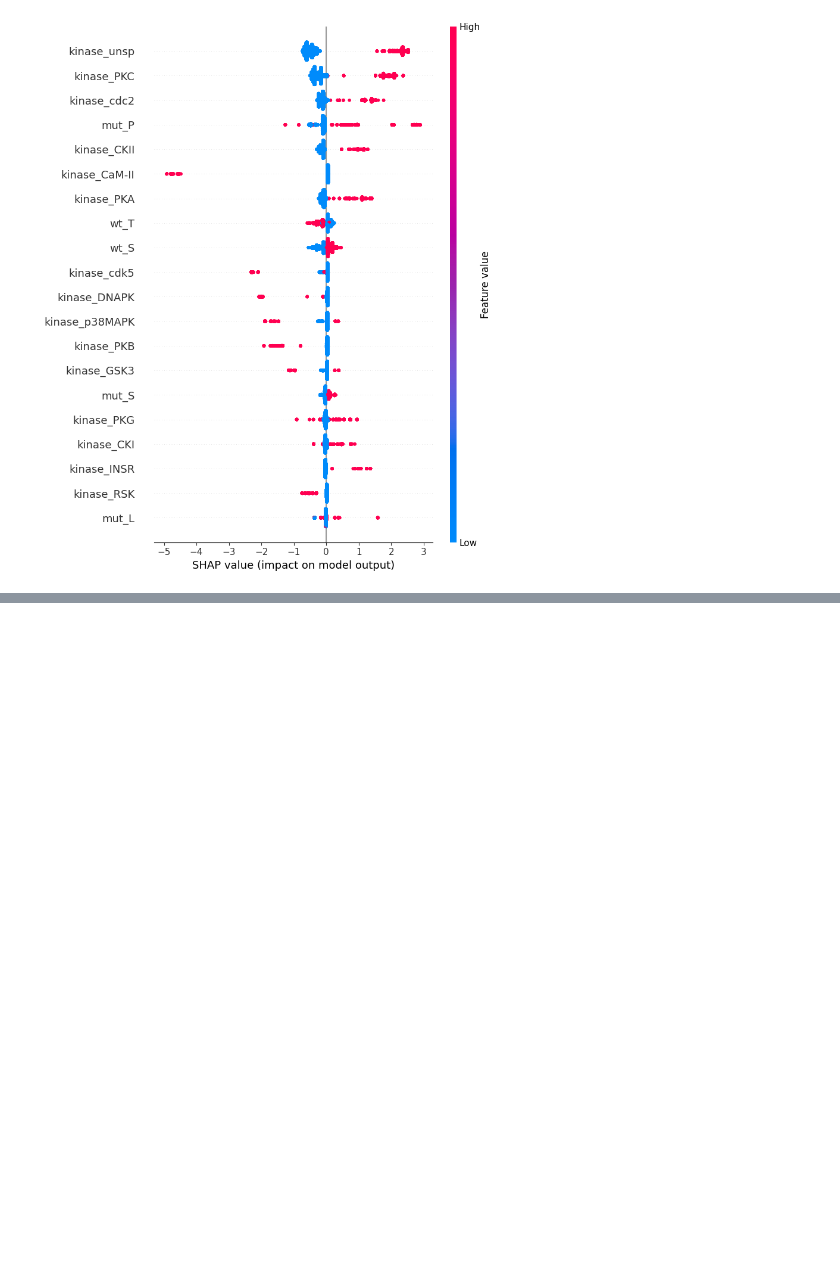
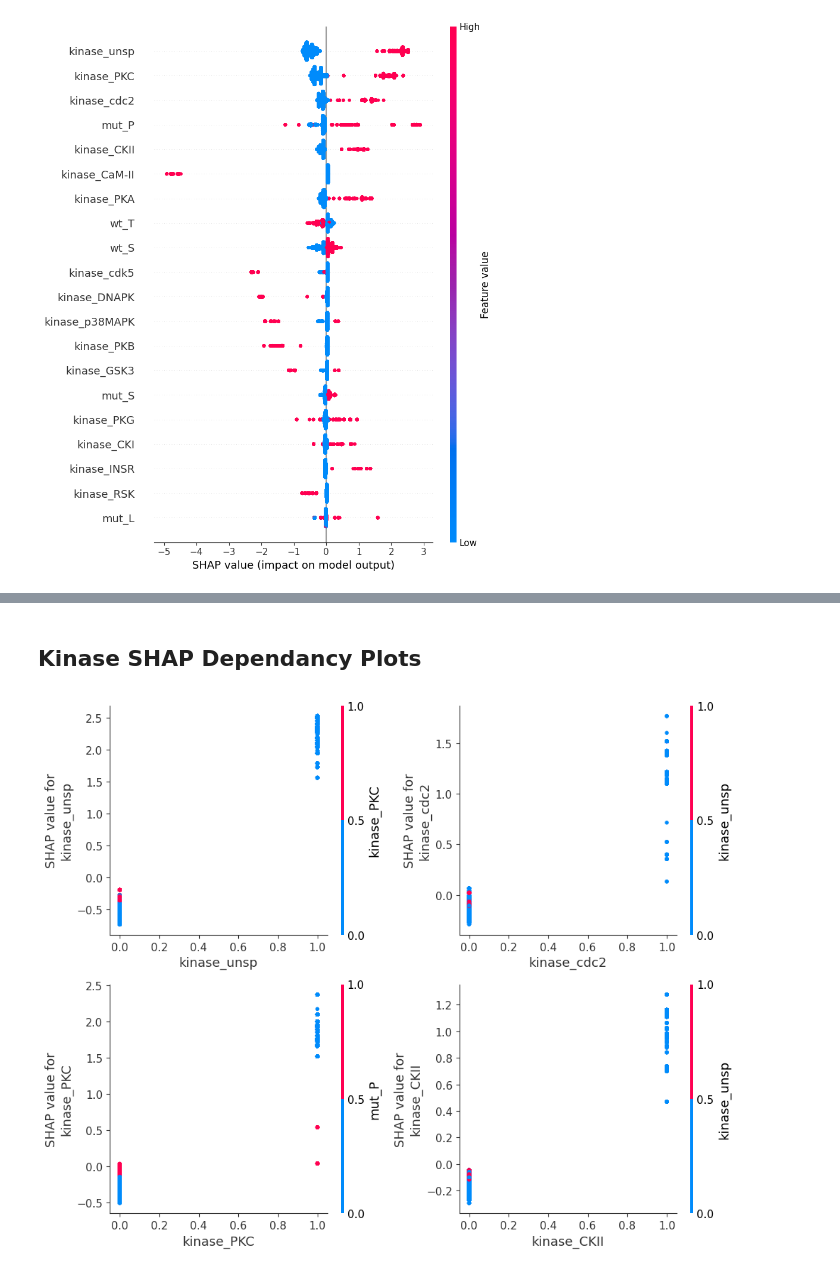
Before and after one commit to Ethan964/codon_pair_usage, a Jupyter notebook: oversampling_modeling_experiment.ipynb, the cells around one changed output, grey strips where cells are left out. Saved outputs shown, nothing was run; the diff lists cells and outputs as text; code cells hidden in the pictures; blank space fills up the shorter version.

```diff
--- a/oversampling_modeling_experiment.ipynb
+++ b/oversampling_modeling_experiment.ipynb
@@ -215,0 +268,25 @@ shap.summary_plot(shap_values, X_test)
+# %% [markdown]
+## Kinase SHAP Dependancy Plots
+# %%
+
+# import matplotlib
+import matplotlib.pyplot as plt
+# group the four most influential kinase types together
+major_kinases = ['kinase_unsp', 'kinase_cdc2', 'kinase_PKC', 'kinase_CKII']
+
+# construct a 2x2 array for the four SHAP plots
+fig, axes = plt.subplots(2, 2, figsize = (10,8))
+axes = axes.flatten()
+for i, feature in enumerate(major_kinases):
+    shap.dependence_plot(
+        feature,
+        shap_values.values,
+        X_test,
+        ax=axes[i],
+        show=False
+    )
+
+plt.tight_layout()
+plt.show()
+# %% [output]
+[figure, added]
```
Also changed, not shown: parts of 9 cells of this notebook.
